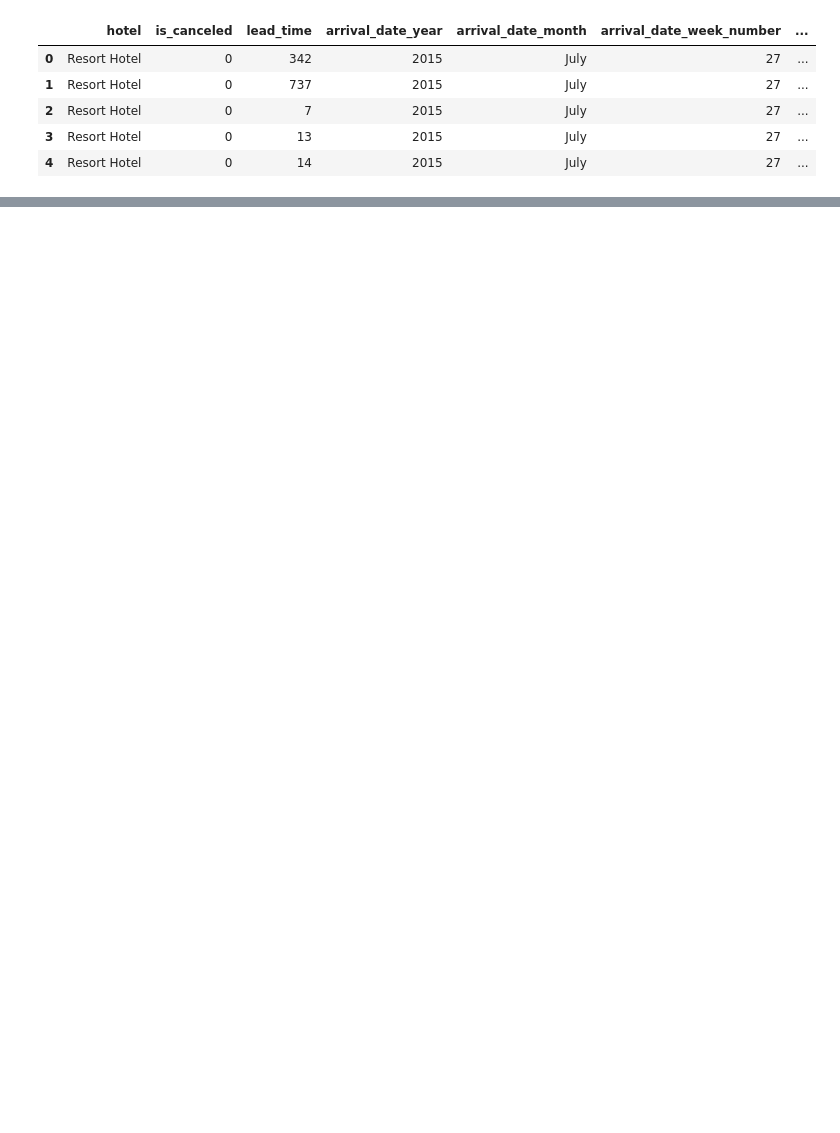
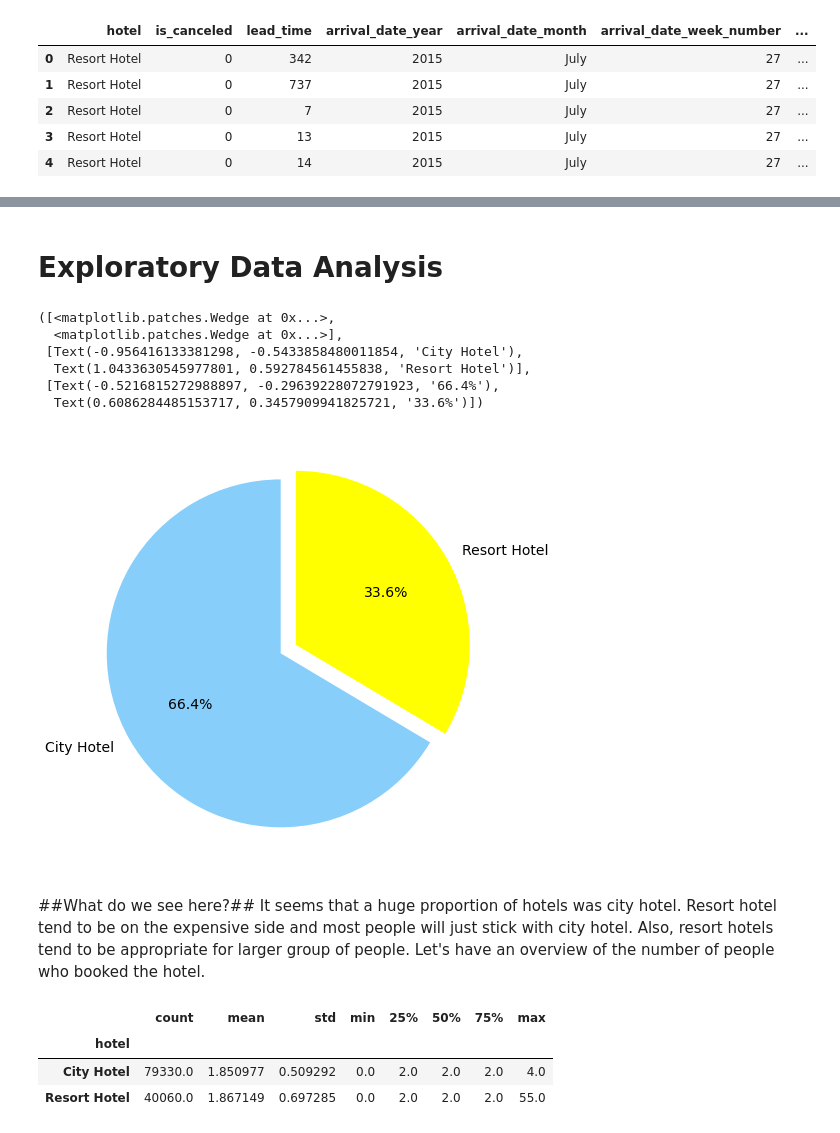
Before and after one commit to 9844964194/Sachin-Panchal, a Jupyter notebook: Hotel_Booking_Analysis_Capstone_Project.ipynb, the cells around one changed output, grey strips where cells are left out. Drawn from its saved outputs; the diff is of its cells as text; code cells hidden in the pictures; blank space fills up the shorter version.

```diff
--- a/Hotel_Booking_Analysis_Capstone_Project.ipynb
+++ b/Hotel_Booking_Analysis_Capstone_Project.ipynb
@@ -34,0 +150,5 @@ df.head()
+# %%
+data["children"].fillna(data["children"].mean(),inplace = True)
+data["country"].fillna("Absent",inplace = True)
+data["agent"].fillna(data["agent"].mean(),inplace = True)
+data["company"].fillna(data["company"].mean(),inplace = True)
@@ -34,0 +176,41 @@ df.head()
+# %% [markdown]
+# <b> Exploratory Data Analysis </b>
+# %%
+# Enlarging the pie chart
+plt.rcParams['figure.figsize'] = 8,8
+
+# Indexing labels. tolist() will convert the index to list for easy manipulation
+labels = data['hotel'].value_counts().index.tolist()
+
+# Convert value counts to list
+sizes = data['hotel'].value_counts().tolist()
+
+# As the name suggest, explode will determine how much each section is separated from each other
+explode = (0, 0.1)
+
+# Determine colour of pie chart
+colors = ['lightskyblue','yellow']
+
+plt.pie(sizes, explode=explode, labels=labels, colors=colors, autopct='%1.1f%%',startangle=90, textprops={'fontsize': 14})
+# %% [output]
+([<matplotlib.patches.Wedge at 0x...>,
+  <matplotlib.patches.Wedge at 0x...>],
+ [Text(-0.956416133381298, -0.5433858480011854, 'City Hotel'),
+  Text(1.0433630545977801, 0.592784561455838, 'Resort Hotel')],
+ [Text(-0.5216815272988897, -0.29639228072791923, '66.4%'),
+  Text(0.6086284485153717, 0.3457909941825721, '33.6%')])
+[figure, added]
+# %% [markdown]
+##What do we see here?##
+It seems that a huge proportion of hotels was city hotel. Resort hotel tend to be on the expensive side and most people will just stick with city hotel.
+Also, resort hotels tend to be appropriate for larger group of people.
+Let's have an overview of the number of people who booked the hotel.
+# %%
+# Looking into adults.
+# Using groupby to group according to hotel types only.
+data['adults'].groupby(data['hotel']).describe()
+# %% [output]
+|  | count | mean | std | min | 25% | 50% | 75% | max |
+| hotel |  |  |  |  |  |  |  |  |
+| City Hotel | 79330.0 | 1.850977 | 0.509292 | 0.0 | 2.0 | 2.0 | 2.0 | 4.0 |
+| Resort Hotel | 40060.0 | 1.867149 | 0.697285 | 0.0 | 2.0 | 2.0 | 2.0 | 55.0 |
```
Also changed, not shown: parts of 36 cells of this notebook.
